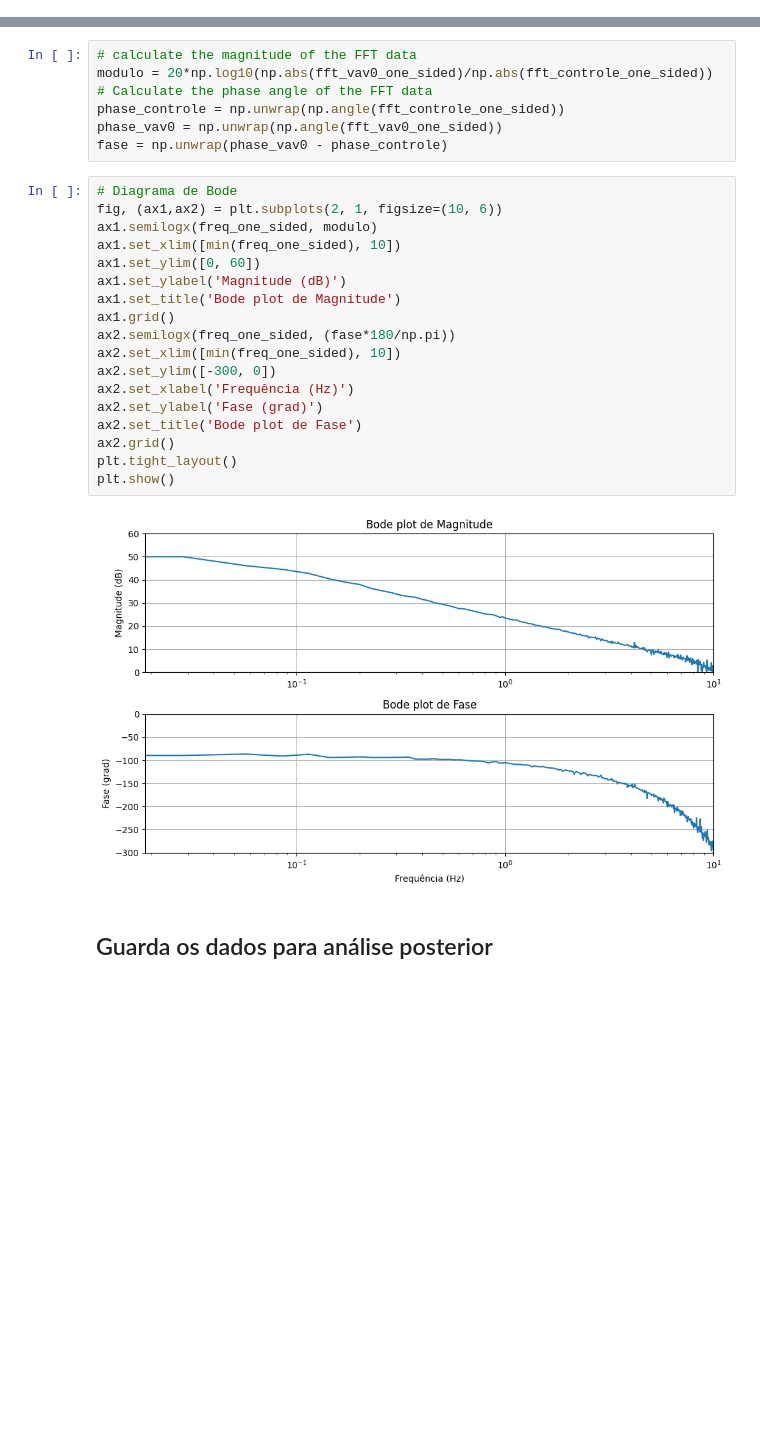
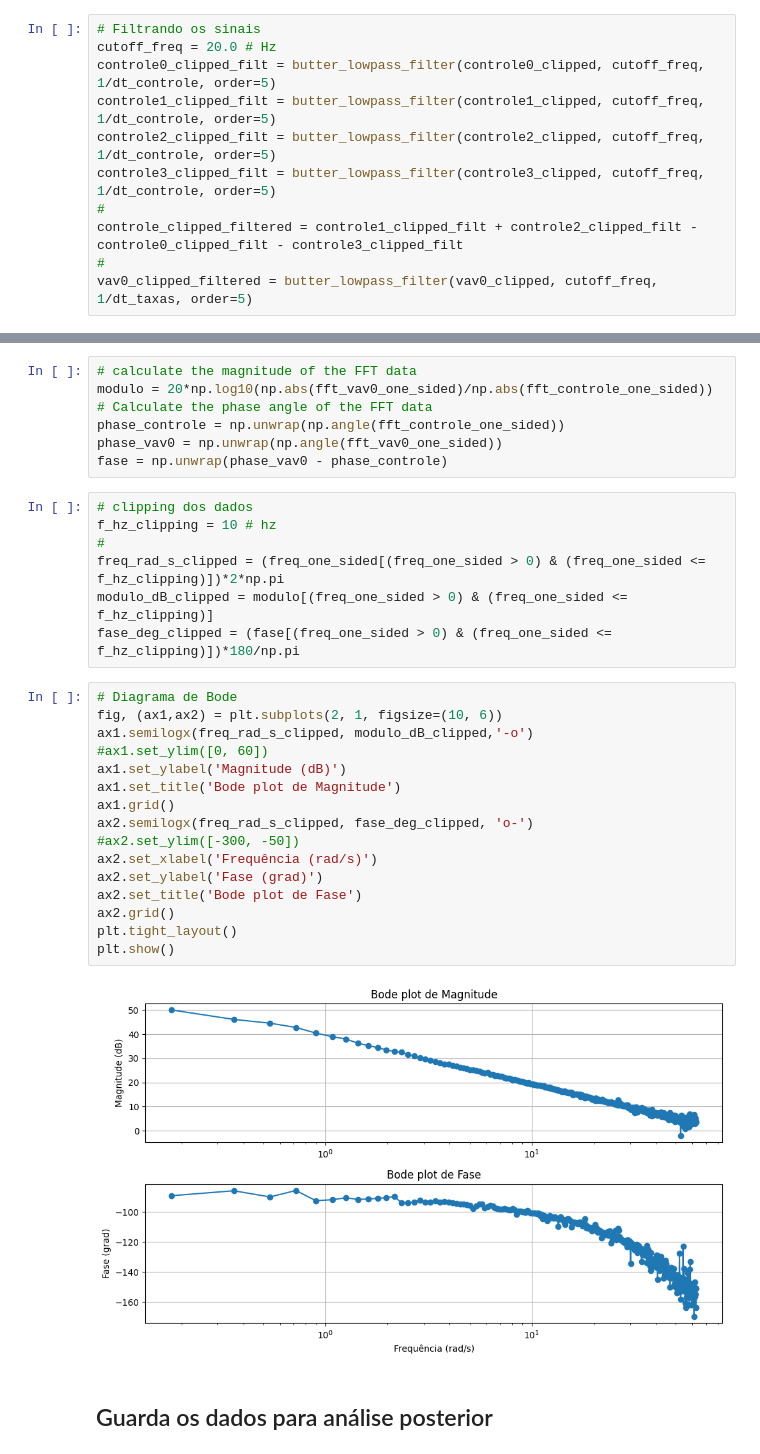
Before and after one commit to dferruzzo/mavdsk-python, a Jupyter notebook: analise_resposta_em_freq.ipynb, the cells around one changed output, grey strips where cells are left out. Saved outputs shown, nothing was run; the diff lists cells and outputs as text; blank space fills up the shorter version.

```diff
--- a/analise_resposta_em_freq.ipynb
+++ b/analise_resposta_em_freq.ipynb
@@ -198,2 +193,13 @@ vav0_clipped_filtered = butter_lowpass_filter(vav0_clipped, 10, 1/dt_taxas, orde
+# %%
+# Filtrando os sinais
+cutoff_freq = 20.0 # Hz
+controle0_clipped_filt = butter_lowpass_filter(controle0_clipped, cutoff_freq, 1/dt_controle, order=5)
+controle1_clipped_filt = butter_lowpass_filter(controle1_clipped, cutoff_freq, 1/dt_controle, order=5)
+controle2_clipped_filt = butter_lowpass_filter(controle2_clipped, cutoff_freq, 1/dt_controle, order=5)
+controle3_clipped_filt = butter_lowpass_filter(controle3_clipped, cutoff_freq, 1/dt_controle, order=5)
+#
+controle_clipped_filtered = controle1_clipped_filt + controle2_clipped_filt - controle0_clipped_filt - controle3_clipped_filt
+#
+vav0_clipped_filtered = butter_lowpass_filter(vav0_clipped, cutoff_freq, 1/dt_taxas, order=5)
 # %%
 # Plotando os dados recortados
@@ -261,26 +277,31 @@ modulo = 20*np.log10(np.abs(fft_vav0_one_sided)/np.abs(fft_controle_one_sided))
 phase_controle = np.unwrap(np.angle(fft_controle_one_sided))
 phase_vav0 = np.unwrap(np.angle(fft_vav0_one_sided))
 fase = np.unwrap(phase_vav0 - phase_controle)
+# %%
+# clipping dos dados
+f_hz_clipping = 10 # hz
+#
+freq_rad_s_clipped = (freq_one_sided[(freq_one_sided > 0) & (freq_one_sided <= f_hz_clipping)])*2*np.pi
+modulo_dB_clipped = modulo[(freq_one_sided > 0) & (freq_one_sided <= f_hz_clipping)]
+fase_deg_clipped = (fase[(freq_one_sided > 0) & (freq_one_sided <= f_hz_clipping)])*180/np.pi
 # %%
 # Diagrama de Bode
 fig, (ax1,ax2) = plt.subplots(2, 1, figsize=(10, 6))
-ax1.semilogx(freq_one_sided, modulo)
-ax1.set_xlim([min(freq_one_sided), 10])
-ax1.set_ylim([0, 60])
+ax1.semilogx(freq_rad_s_clipped, modulo_dB_clipped,'-o')
+#ax1.set_ylim([0, 60])
 ax1.set_ylabel('Magnitude (dB)')
 ax1.set_title('Bode plot de Magnitude')
 ax1.grid()
-ax2.semilogx(freq_one_sided, (fase*180/np.pi))
-ax2.set_xlim([min(freq_one_sided), 10])
-ax2.set_ylim([-300, 0])
-ax2.set_xlabel('Frequência (Hz)')
+ax2.semilogx(freq_rad_s_clipped, fase_deg_clipped, 'o-')
+#ax2.set_ylim([-300, -50])
+ax2.set_xlabel('Frequência (rad/s)')
 ax2.set_ylabel('Fase (grad)')
 ax2.set_title('Bode plot de Fase')
 ax2.grid()
 plt.tight_layout()
 plt.show()
 # %% [output]
-[figure, old version]
+[figure, new version]
 # %% [markdown]
 ## Guarda os dados para análise posterior
 # %%
```
Also changed, not shown: parts of 7 cells of this notebook, 12 other files.
